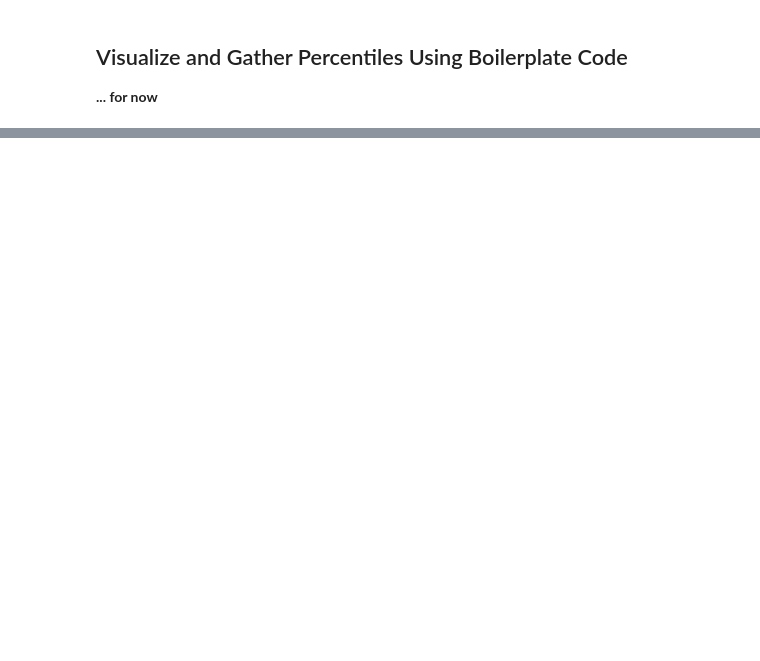
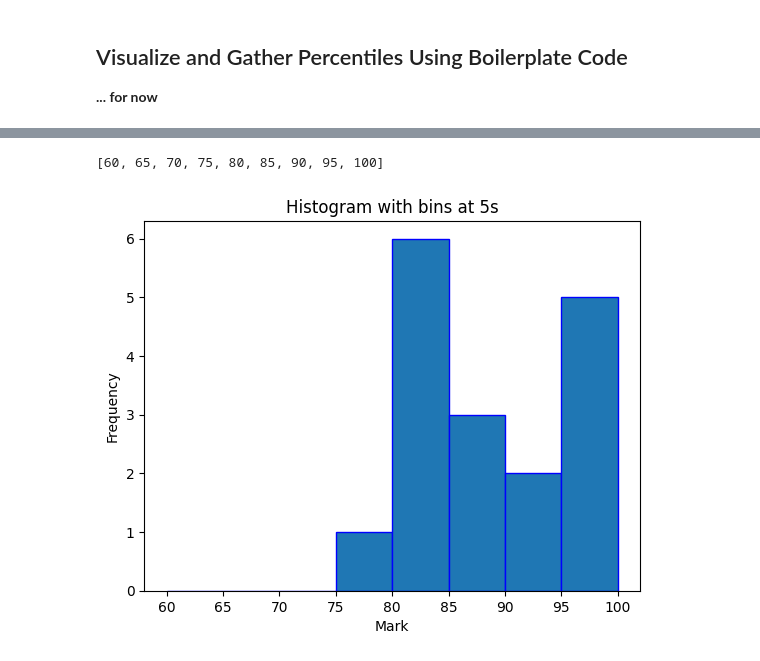
Before and after one commit to dani-aranha/BZIA_VM, a Jupyter notebook: Python/Marks.ipynb, the cells around one changed output, grey strips where cells are left out. Cells and saved outputs as stored; diff of their text form; code cells hidden in the pictures; blank space fills up the shorter version.

```diff
--- a/Python/Marks.ipynb
+++ b/Python/Marks.ipynb
@@ -38,7 +23,10 @@ print(type(py_t1), py_t1)
 # %%
 # each list to an array name the array with the 'arr' prefix
-# i.e. py_tq would be arr_py_tq
+# i.e. py_t1 would be arr_py_t1
 # convert the raw scores to percentages, there were 25 point in the quiz
+arr_py_t1 = pd.Series(py_t1)/25*100
+arr_sql_tc1 = pd.Series(sql_tc1)/25*100
+arr_sql_t1 = pd.Series(sql_t1)/25*100
 # %% [markdown]
 ### Practice Chris' Methods
 Chris demonstrated the attributes,  functions, and methods of a Pandas series.
@@ -70,0 +113,6 @@ Practice those on in the code block below:
+# %%
+# arr_py_t1
+# arr_sql_tc1
+# arr_sql_t1
+
+my_arr = arr_py_t1.copy()
@@ -71,13 +138,25 @@ Practice those on in the code block below:
 # %%
-val = arr_py_t1.min() - 10
+# Boilerplate
+val = my_arr.min() - 10
 min_val = math.floor(val / 10) * 10
 bins = list(range(min_val, 101, 5))
 bins
+#function
+def create_bins(arr, upper=101, step=5):
+    val = arr.min() - 10
+    min_val = math.floor(val / 10) * 10
+    bins = list(range(min_val, upper, step))
+    return bins
+print(bins)
+# %% [output]
+[60, 65, 70, 75, 80, 85, 90, 95, 100]
 # %%
-arr_py_t1.plot.hist(bins = bins, edgecolor='blue')
+my_arr.plot.hist(bins = bins, edgecolor='blue')
 plt.title('Histogram with bins at 5s')
 plt.xlabel('Mark')
 plt.ylabel('Frequency')
 plt.show()
+# %% [output]
+[figure, added]
 # %%
 # OPTIONAL - Create histogram using Plotly Express
```
Also changed, not shown: parts of 18 cells of this notebook, 2 other files.
